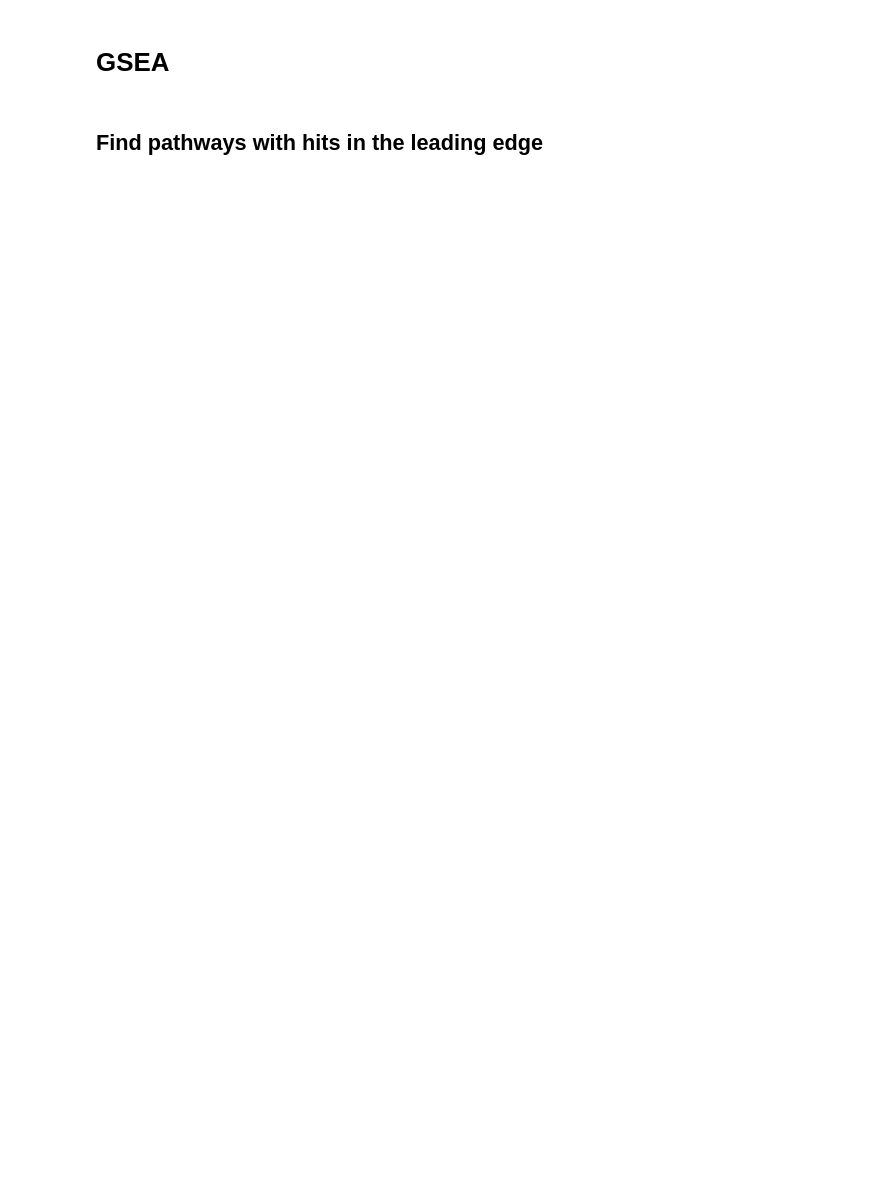
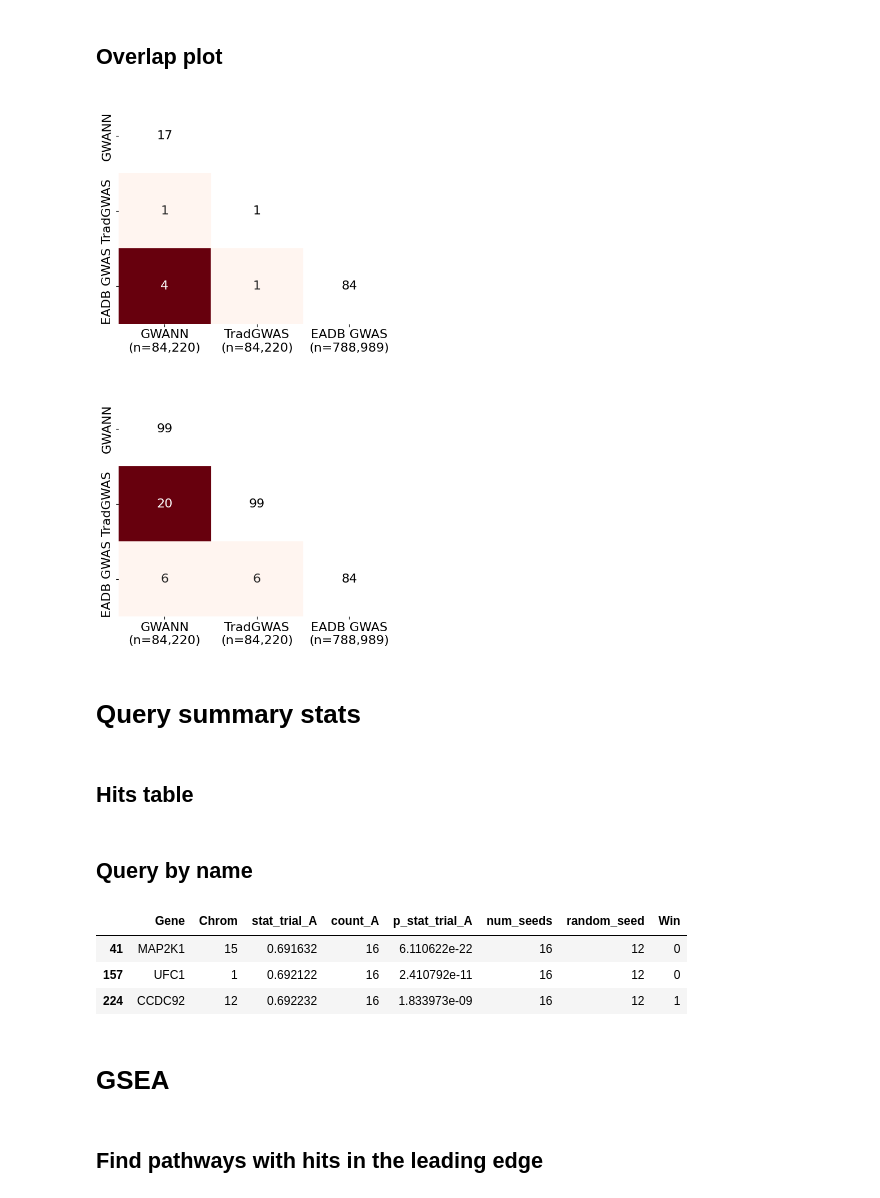
Before and after one commit to titoghose/GWANN, a Jupyter notebook: Code_AD/post_hoc_scripts/post_hoc.ipynb, the cells around one changed output. Saved outputs shown, nothing was run; the diff lists cells and outputs as text; code cells hidden in the pictures; blank space fills up the shorter version.

```diff
--- a/Code_AD/post_hoc_scripts/post_hoc.ipynb
+++ b/Code_AD/post_hoc_scripts/post_hoc.ipynb
@@ -3,0 +301,35 @@ import numpy as np
+# %% [markdown]
+## Overlap plot
+# %%
+fig, axes = plt.subplots(2, 1,  figsize=(5.5, 10))
+axes = axes.flatten()
+
+for i, df in enumerate([hit_overlap_df, overlap_df]):
+    plot_df = df.copy()
+    for j in range(plot_df.shape[0]):
+        plot_df.iloc[j, j] = np.nan
+    sns.heatmap(plot_df, annot=True, cmap='Reds', ax=axes[i], cbar=False)
+    # Add annotation for diagonal
+    for j in range(plot_df.shape[0]):
+        axes[i].text(j+0.5, j+0.5, int(df.iloc[j, j]), ha='center', va='center',
+                    fontsize=16, color='black')
+
+# sns.heatmap(hit_overlap_df.iloc[1:, :].iloc[:, :-1], annot=True, cmap='Reds', ax=axes[0], cbar=False)
+# sns.heatmap(overlap_df.iloc[1:, :].iloc[:, :-1], annot=True, cmap='Reds', ax=axes[1], cbar=False)
+
+for ax in axes:
+    ax.set_xticklabels(ax.get_xticklabels(), fontsize = 16)
+    ax.set_yticklabels(ax.get_yticklabels(), fontsize = 16)
+    for t in ax.texts:
+        t.set_fontsize(16)
+
+fig.tight_layout()
+fig.subplots_adjust(hspace=0.3)
+plt.show()
+fig.savefig('enrichments/GWANN_EADB_GWAS_overlap.png', dpi=300)
+# %% [output]
+[figure, added]
+# %% [markdown]
+# Query summary stats
+# %% [markdown]
+## Hits table
@@ -3,0 +362,2 @@ import numpy as np
+# %% [markdown]
+## Query by name
@@ -4,3 +366,13 @@ import numpy as np
+# %%
+query_genes = ['MAP2K1', 'UFC1', 'CCDC92']
+view = summary_df.loc[summary_df['Gene'].isin(query_genes)]
+# view = summary_df.loc[np.any([summary_df['Gene'].str.contains(qg) for qg in query_genes], axis=0)]
+view
+# %% [output]
+|  | Gene | Chrom | stat_trial_A | count_A | p_stat_trial_A | num_seeds | random_seed | Win |
+| 41 | MAP2K1 | 15 | 0.691632 | 16 | 6.110622e-22 | 16 | 12 | 0 |
+| 157 | UFC1 | 1 | 0.692122 | 16 | 2.410792e-11 | 16 | 12 | 0 |
+| 224 | CCDC92 | 12 | 0.692232 | 16 | 1.833973e-09 | 16 | 12 | 1 |
 # %% [markdown]
 # GSEA
 # %% [markdown]
```
Also changed, not shown: parts of 65 cells of this notebook, 16 other files.
